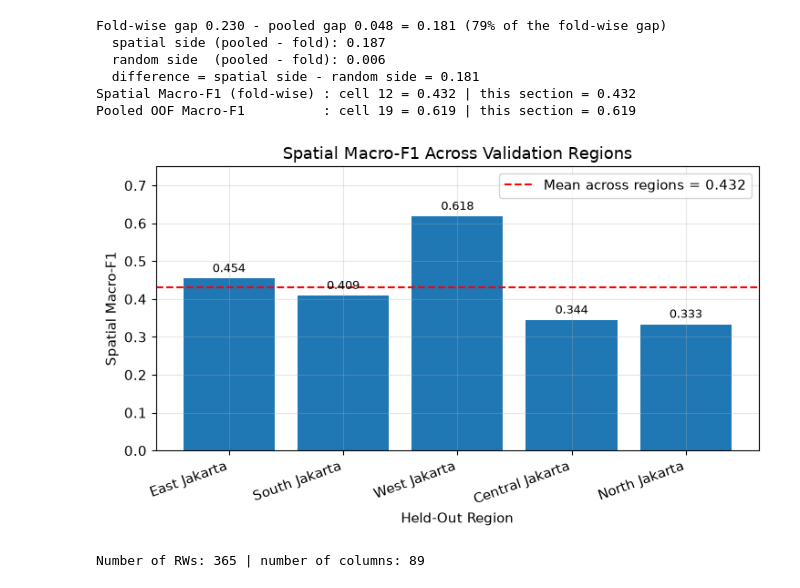
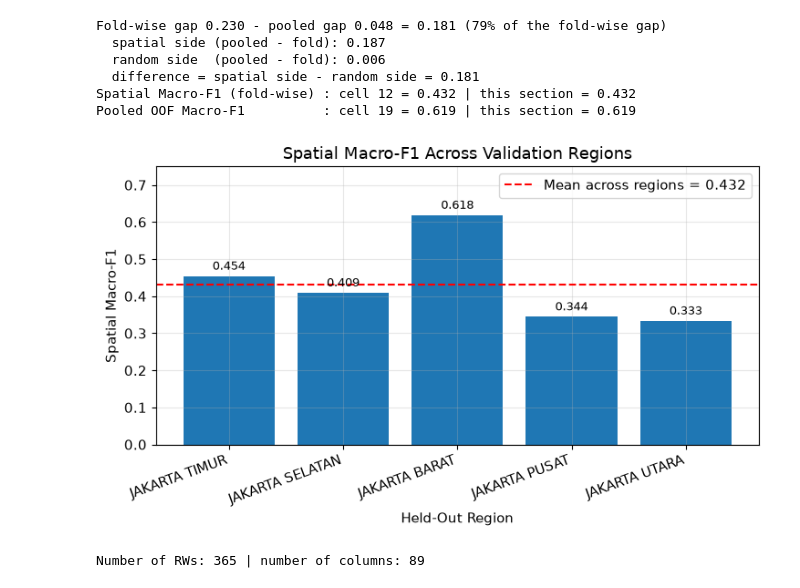
Before and after one commit to aangyeoki/Evaluating-Spatial-Generalization-of-ML-for-Community-Association-RW--Level-Flood-Risk-Prediction, a Jupyter notebook: Spatial Generalization Evaluation.ipynb, the cells around one changed output. Cells and saved outputs as stored; diff of their text form; code cells hidden in the pictures.

```diff
--- a/Spatial Generalization Evaluation.ipynb
+++ b/Spatial Generalization Evaluation.ipynb
@@ -421,0 +484,29 @@ results_df.sort_values(
+# %%
+X = d[ABS].reset_index(drop=True); y = d["target"].reset_index(drop=True)
+g = groups.reset_index(drop=True)
+per_class = {}; final_oof = None; region_rows = []
+for method in ["Baseline","Class Weighting","Oversampling"]:
+    for mn in ["Random Forest","XGBoost"]:
+        ot, op = [], []
+        for fold,(tr,te) in enumerate(gkf.split(X,y,g), start=1):
+            Xtr,Xte,ytr,yte = X.iloc[tr],X.iloc[te],y.iloc[tr],y.iloc[te]
+            if method=="Baseline":
+                m=make(mn); m.fit(Xtr,ytr)
+            elif method=="Class Weighting":
+                if mn=="Random Forest":
+                    m=RandomForestClassifier(n_estimators=300,min_samples_leaf=2,
+                        class_weight="balanced",random_state=RANDOM_STATE,n_jobs=-1); m.fit(Xtr,ytr)
+                else:
+                    m=make("XGBoost"); m.fit(Xtr,ytr,sample_weight=compute_sample_weight("balanced",ytr))
+            else:
+                Xr,yr=RandomOverSampler(random_state=RANDOM_STATE).fit_resample(Xtr,ytr)
+                m=make(mn); m.fit(Xr,yr)
+            pred=m.predict(Xte); ot+=yte.tolist(); op+=list(pred)
+            if method=="Oversampling" and mn=="Random Forest":
+                region_rows.append({"Region":g.iloc[te].mode()[0],
+                    "Macro-F1":f1_score(yte,pred,average="macro",zero_division=0)})
+        cr=classification_report(ot,op,labels=[0,1,2],target_names=CLASSES,output_dict=True,zero_division=0)
+        if mn=="Random Forest":
+            per_class[method]=[cr[c]["f1-score"] for c in CLASSES]
+        if method=="Oversampling" and mn=="Random Forest":
+            final_oof=(np.array(ot),np.array(op))
@@ -481,7 +585,7 @@ for (representation, model_name), report in oof_reports.items():
     print(f"\n{'='*65}")
     print(f"{representation} — {model_name}")
     print(f"{'='*65}")
-    print(pd.DataFrame(
+    display(pd.DataFrame(
         cm,
         index=["Actual Low", "Actual Medium", "Actual High"],
         columns=["Pred Low", "Pred Medium", "Pred High"]
@@ -1322,17 +1463,18 @@ Spatial Macro-F1 (fold-wise) : cell 12 = 0.432 | this section = 0.432
 Pooled OOF Macro-F1          : cell 19 = 0.619 | this section = 0.619
 # %%
 # 10. Figure 5: spatial Macro-F1 per held-out region.
-fr = pd.DataFrame(region_rows); mean_f1 = fr["Macro-F1"].mean()
+fr = fold_results_final_df.copy()
+mean_f1 = fr["Macro-F1"].mean()
 fig, ax = plt.subplots(figsize=(7.5,4.5))
 bars = ax.bar(fr["Region"], fr["Macro-F1"])
 ax.axhline(mean_f1, linestyle="--", color="red", label=f"Mean across regions = {mean_f1:.3f}")
 for b, v in zip(bars, fr["Macro-F1"]):
     ax.text(b.get_x()+b.get_width()/2, v+0.01, f"{v:.3f}", ha="center", va="bottom", fontsize=9)
 ax.set_ylabel("Spatial Macro-F1"); ax.set_xlabel("Held-Out Region")
 ax.set_title("Spatial Macro-F1 Across Validation Regions"); ax.set_ylim(0,0.75)
 plt.xticks(rotation=20, ha="right"); ax.legend()
-fig.tight_layout(); fig.savefig("Fig6_spatial_regions.png", dpi=DPI); plt.show()
+fig.tight_layout(); fig.savefig("results/spatial_regions.png", dpi=DPI); plt.show()
 # %% [output]
-[figure, old version]
+[figure, new version]
 # %%
 # 11. Validation: Tidal/Subsidence and Jakarta Utara
```
Also changed, not shown: parts of 11 cells of this notebook, 10 other files.
